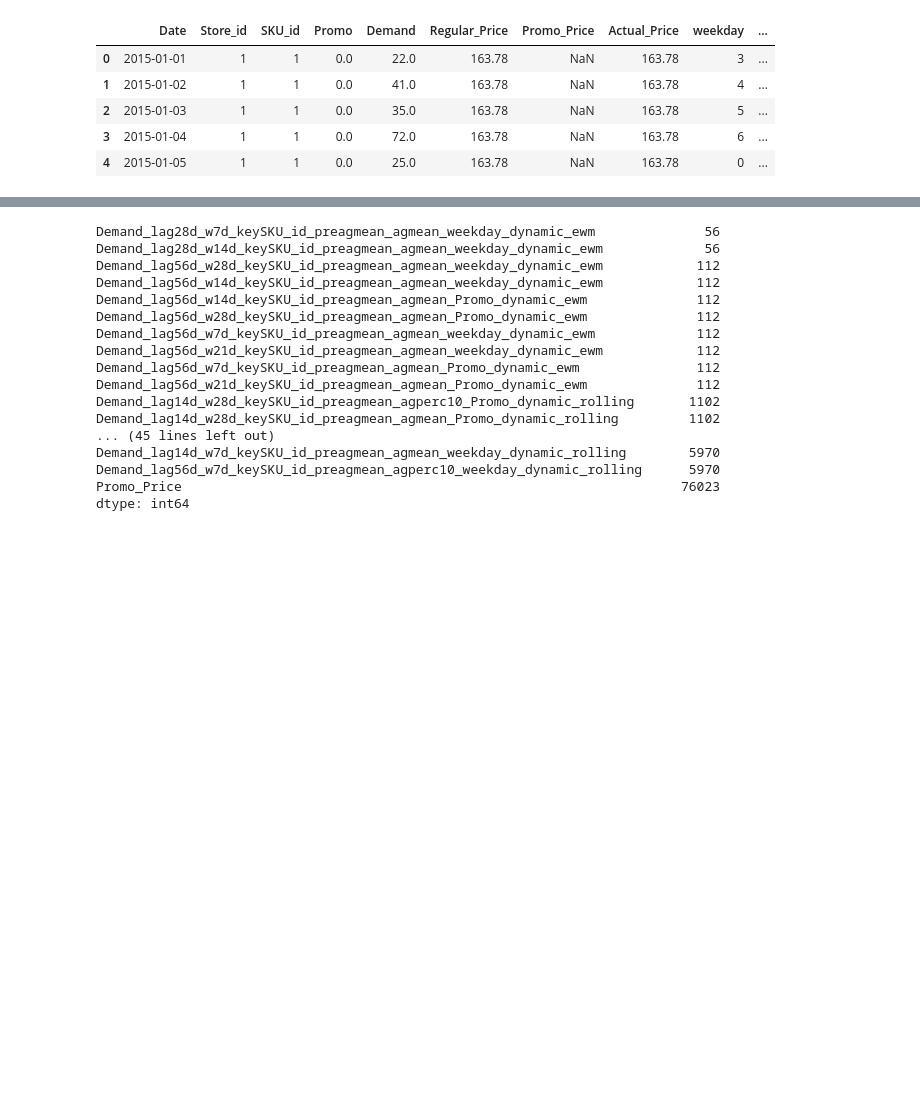
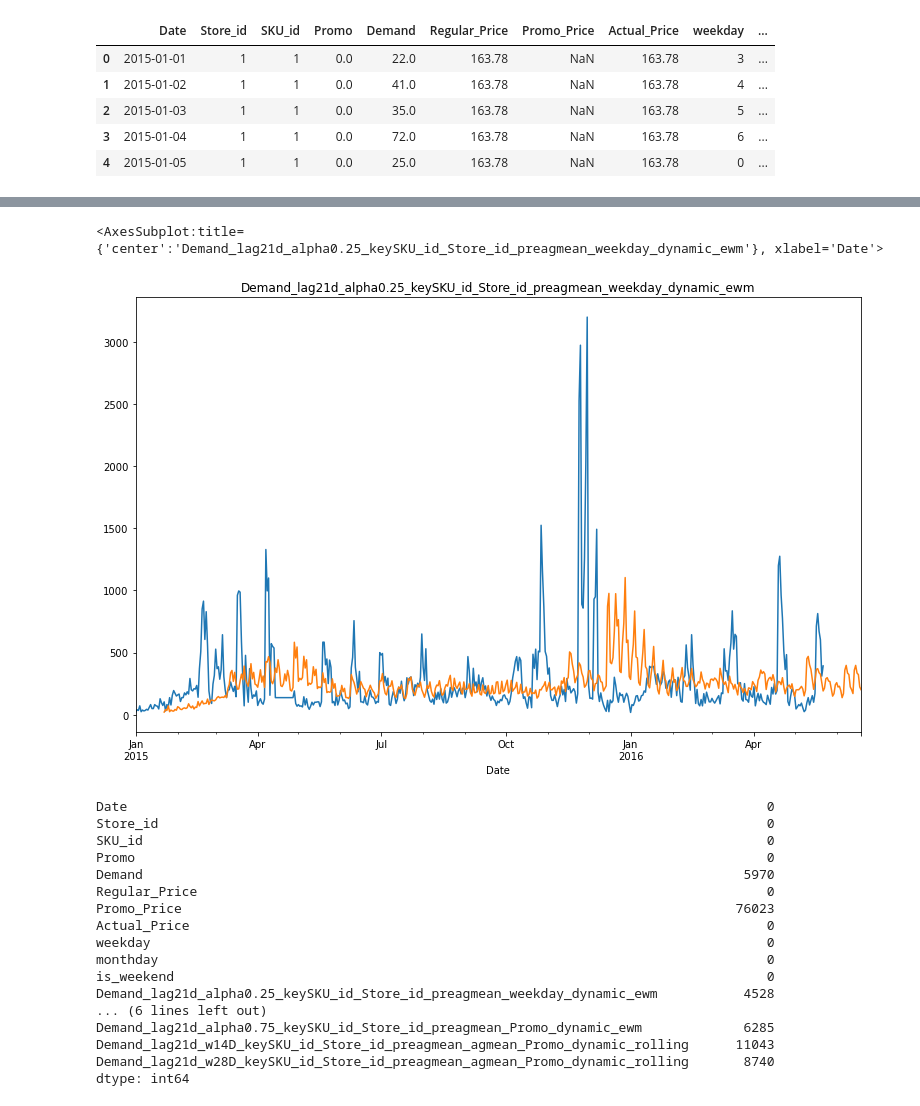
Before and after one commit to aromanenko/DLDF, a Jupyter notebook: FeatureEngineering.ipynb, the cells around one changed output, grey strips where cells are left out. Drawn from its saved outputs; the diff is of its cells as text; code cells hidden in the pictures; blank space fills up the shorter version.

```diff
--- a/FeatureEngineering.ipynb
+++ b/FeatureEngineering.ipynb
@@ -253,20 +256,32 @@ IntProgress(value=0, max=48)
+# %%
+f = 'Demand_lag21d_alpha0.25_keySKU_id_Store_id_preagmean_weekday_dynamic_ewm'
+store = 1
+sku = 1
+
+plt.figure(figsize=(13, 8))
+plt.title(f)
+data_lagged_features[(data_lagged_features['SKU_id'] == sku) & (data_lagged_features['Store_id'] == store)].set_index('Date')['Demand'].plot()
+data_lagged_features[(data_lagged_features['SKU_id'] == sku) & (data_lagged_features['Store_id'] == store)].set_index('Date')[f].plot()
+# %% [output]
+<AxesSubplot:title={'center':'Demand_lag21d_alpha0.25_keySKU_id_Store_id_preagmean_weekday_dynamic_ewm'}, xlabel='Date'>
+[figure, added]
 # %%
-data_lagged_features.isna().sum().sort_values().tail(60)
+data_lagged_features.isna().sum()
 # %% [output]
-Demand_lag28d_w7d_keySKU_id_preagmean_agmean_weekday_dynamic_ewm              56
-Demand_lag28d_w14d_keySKU_id_preagmean_agmean_weekday_dynamic_ewm             56
-Demand_lag56d_w28d_keySKU_id_preagmean_agmean_weekday_dynamic_ewm            112
-Demand_lag56d_w14d_keySKU_id_preagmean_agmean_weekday_dynamic_ewm            112
-Demand_lag56d_w14d_keySKU_id_preagmean_agmean_Promo_dynamic_ewm              112
-Demand_lag56d_w28d_keySKU_id_preagmean_agmean_Promo_dynamic_ewm              112
-Demand_lag56d_w7d_keySKU_id_preagmean_agmean_weekday_dynamic_ewm             112
-Demand_lag56d_w21d_keySKU_id_preagmean_agmean_weekday_dynamic_ewm            112
-Demand_lag56d_w7d_keySKU_id_preagmean_agmean_Promo_dynamic_ewm               112
-Demand_lag56d_w21d_keySKU_id_preagmean_agmean_Promo_dynamic_ewm              112
-Demand_lag14d_w28d_keySKU_id_preagmean_agperc10_Promo_dynamic_rolling       1102
-Demand_lag14d_w28d_keySKU_id_preagmean_agmean_Promo_dynamic_rolling         1102
-... (45 lines left out)
-Demand_lag14d_w7d_keySKU_id_preagmean_agmean_weekday_dynamic_rolling        5970
-Demand_lag56d_w7d_keySKU_id_preagmean_agperc10_weekday_dynamic_rolling      5970
-Promo_Price                                                                76023
+Date                                                                                  0
+Store_id                                                                              0
+SKU_id                                                                                0
+Promo                                                                                 0
+Demand                                                                             5970
+Regular_Price                                                                         0
+Promo_Price                                                                       76023
+Actual_Price                                                                          0
+weekday                                                                               0
+monthday                                                                              0
+is_weekend                                                                            0
+Demand_lag21d_alpha0.25_keySKU_id_Store_id_preagmean_weekday_dynamic_ewm           4528
+... (6 lines left out)
+Demand_lag21d_alpha0.75_keySKU_id_Store_id_preagmean_Promo_dynamic_ewm             6285
+Demand_lag21d_w14D_keySKU_id_Store_id_preagmean_agmean_Promo_dynamic_rolling      11043
+Demand_lag21d_w28D_keySKU_id_Store_id_preagmean_agmean_Promo_dynamic_rolling       8740
 dtype: int64
```
Also changed, not shown: parts of 40 cells of this notebook, 1 other file.
